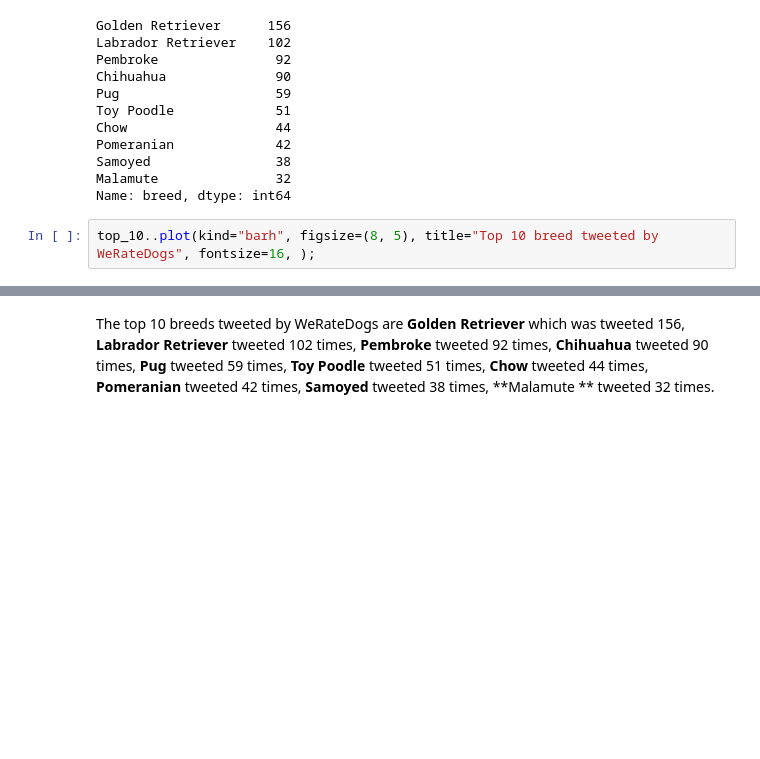
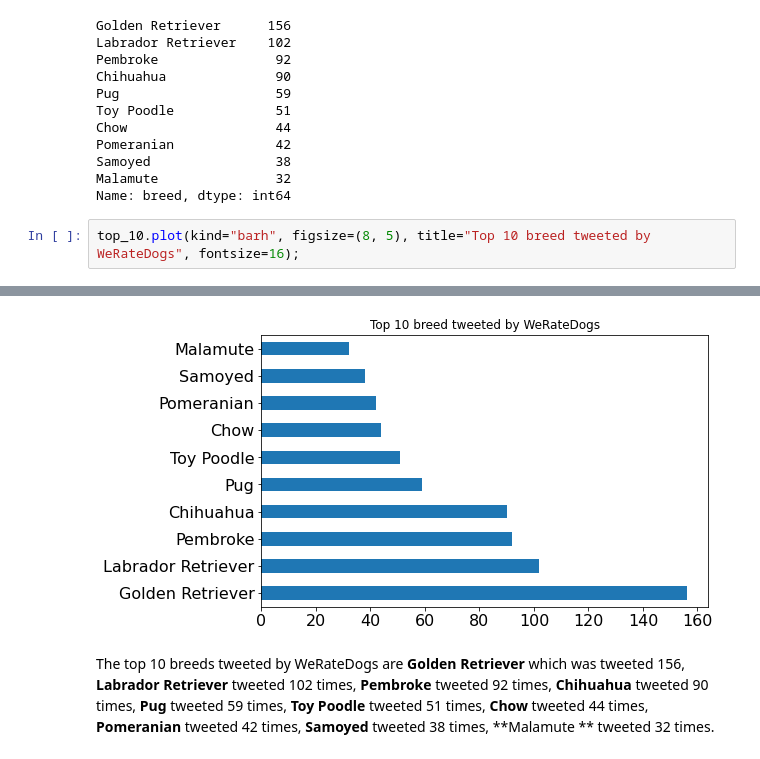
Before and after one commit to Bright136/Wrangling_a_datset_project-Udacity-Data-Analyst-Nanodegree-, a Jupyter notebook: wrangle_act.ipynb, the cells around one changed output, grey strips where cells are left out. Saved outputs shown, nothing was run; the diff lists cells and outputs as text; blank space fills up the shorter version.

```diff
--- a/wrangle_act.ipynb
+++ b/wrangle_act.ipynb
@@ -1390,5 +1390,5 @@ Samoyed                38
 Malamute               32
 Name: breed, dtype: int64
 # %%
-top_10..plot(kind="barh", figsize=(8, 5), title="Top 10 breed tweeted by WeRateDogs", fontsize=16, );
+top_10.plot(kind="barh", figsize=(8, 5), title="Top 10 breed tweeted by WeRateDogs", fontsize=16);
 # %% [output]
@@ -1396,3 +1395,4 @@ SyntaxError: invalid syntax (<ipython-input-131-3ed3bcb8ebbe>, line 1)
+[figure, added]
 # %% [markdown]
 The top 10 breeds tweeted by WeRateDogs are **Golden Retriever** which was tweeted 156, **Labrador Retriever** tweeted 102 times, **Pembroke** tweeted 92 times, **Chihuahua** tweeted 90 times, **Pug** tweeted 59 times, **Toy Poodle** tweeted 51 times, **Chow** tweeted 44 times, **Pomeranian** tweeted 42 times, **Samoyed** tweeted 38 times, **Malamute ** tweeted 32 times.
 # %% [markdown]
```
Also changed, not shown: parts of 22 cells of this notebook.
